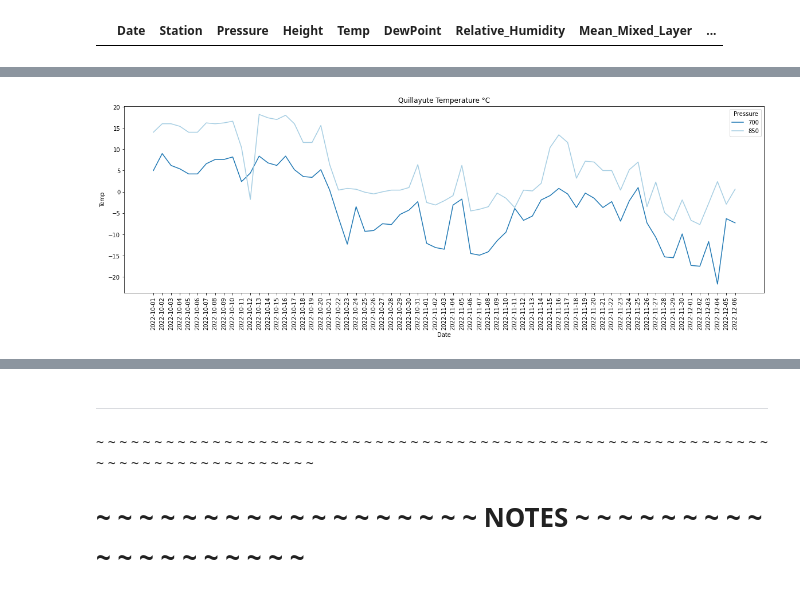
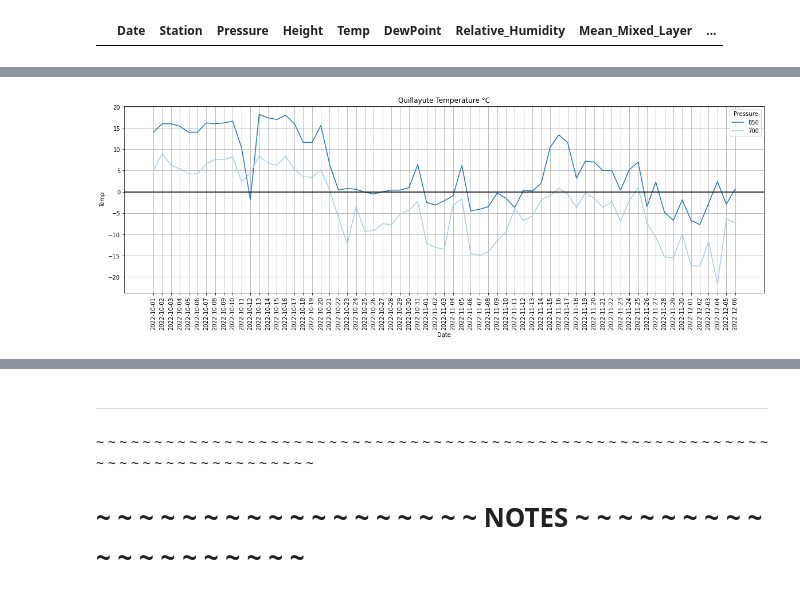
Before and after one commit to lck3nny/AuroraBC, a Jupyter notebook: Scraper/Scraper.ipynb, the cells around one changed output, grey strips where cells are left out. Drawn from its saved outputs; the diff is of its cells as text; code cells hidden in the pictures.

Commit message:
Upgraded graphs and saved locally

```diff
--- a/Scraper/Scraper.ipynb
+++ b/Scraper/Scraper.ipynb
@@ -278,15 +286,20 @@ Null Temp values...
 # %%
 # Set figure details
 plt.figure(figsize=(20,6))
 plt.title("Quillayute Temperature °C")
 plt.xticks(rotation = 'vertical')
 palette = sns.color_palette("Paired", n_colors=6)
 palette = [palette[idx] for idx in order]
 hue_order = [850, 700]
 
 # Line chart showing daily temps of Quillayute weather balloon at both 700 and 850 hPa
-sns.lineplot(x='Date', y='Temp', hue='Pressure', data=df[df['Station'] == "Quillayute"], palette=palette[0:2], hue_order=hue_order)
+g = sns.lineplot(x='Date', y='Temp', hue='Pressure', data=df[df['Station'] == "Quillayute"], palette=palette[0:2], hue_order=hue_order)
+g.axhline(0, color='black')
 
+# Display and Save graph
+plt.grid()
+plt.savefig("./figures/QuillayuteTemps-{:0>4d}-{:0>2d}-{:0>2d}.png".format(datetime.now().year, datetime.now().month, datetime.now().day),
+            format='png',dpi=150)
 plt.show()
 # %% [output]
-[figure, old version]
+[figure, new version]
```
Also changed, not shown: parts of 11 cells of this notebook, 5 other files.
